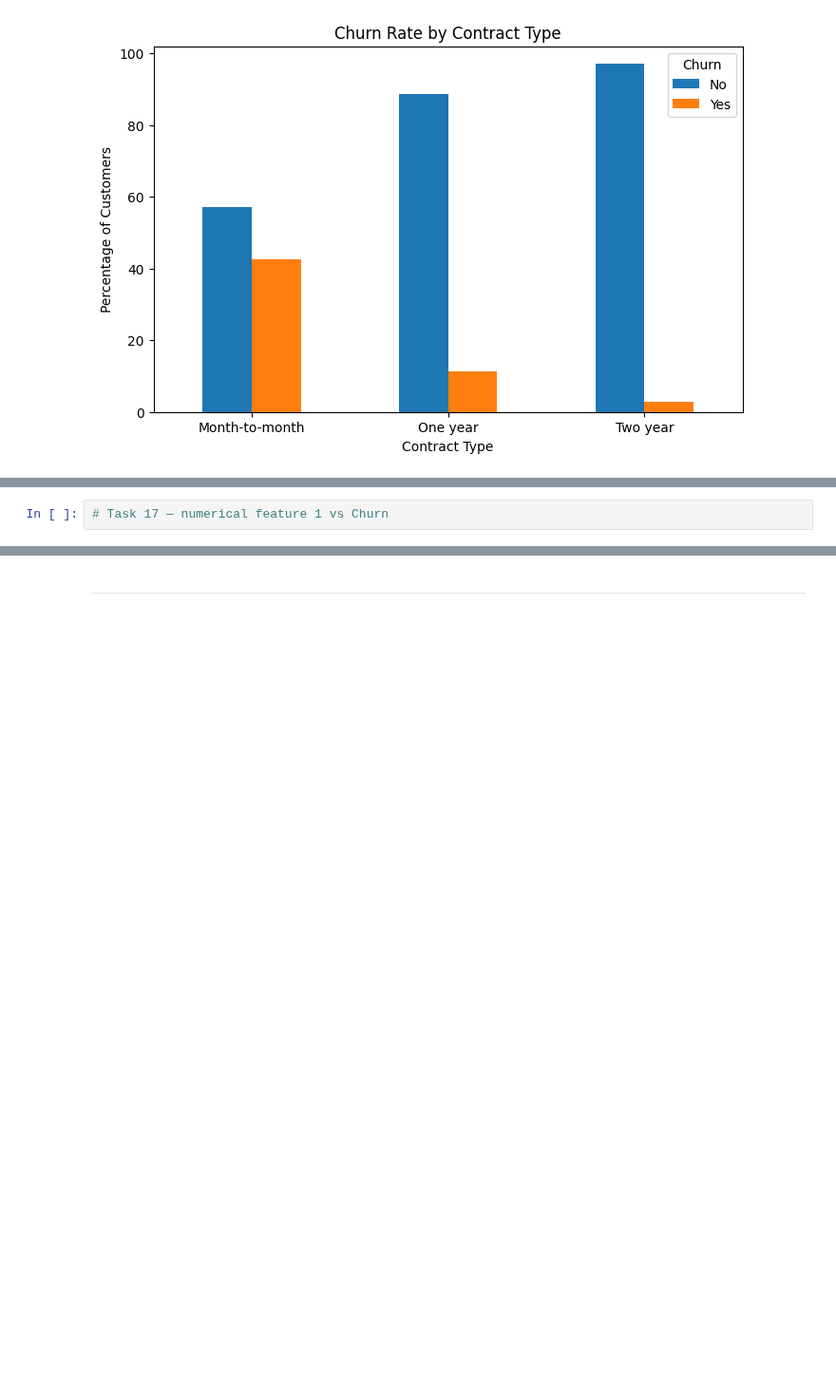
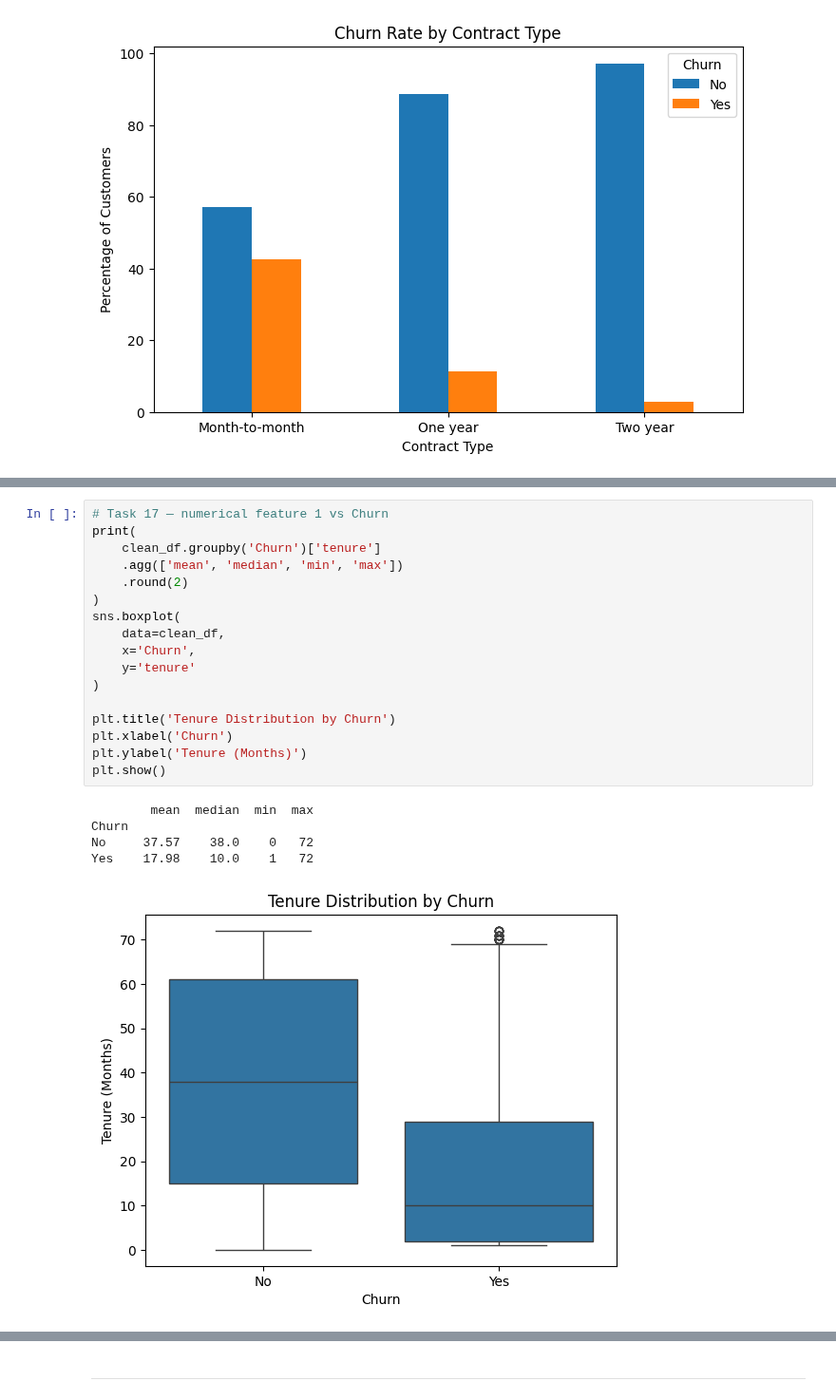
Before and after one commit to Ritika-Lund/Machine-learning-Lab, a Jupyter notebook: Lab2_Data_Cleaning_EDA_Template.ipynb, the cells around one changed output, grey strips where cells are left out. Shown at 95% size. Drawn from its saved outputs; the diff is of its cells as text; blank space fills up the shorter version.

```diff
--- a/Lab2_Data_Cleaning_EDA_Template.ipynb
+++ b/Lab2_Data_Cleaning_EDA_Template.ipynb
@@ -465,3 +495,24 @@ Two year        97.17   2.83
 # %%
 # Task 17 — numerical feature 1 vs Churn
+print(
+    clean_df.groupby('Churn')['tenure']
+    .agg(['mean', 'median', 'min', 'max'])
+    .round(2)
+)
+sns.boxplot(
+    data=clean_df,
+    x='Churn',
+    y='tenure'
+)
+
+plt.title('Tenure Distribution by Churn')
+plt.xlabel('Churn')
+plt.ylabel('Tenure (Months)')
+plt.show()
+# %% [output]
+        mean  median  min  max
+Churn
+No     37.57    38.0    0   72
+Yes    17.98    10.0    1   72
+[figure, added]
 # %% [markdown]
```
Also changed, not shown: parts of 6 cells of this notebook.
